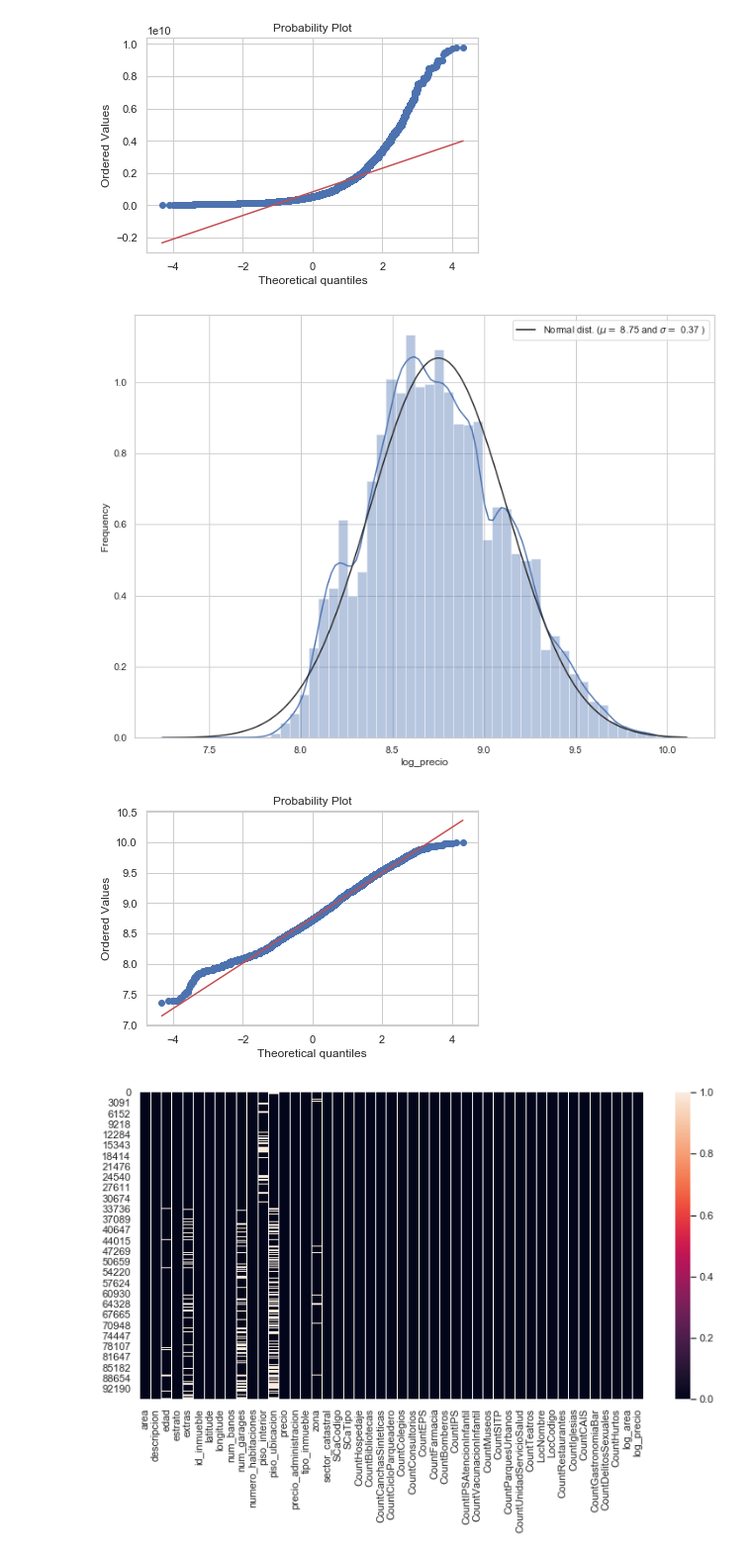
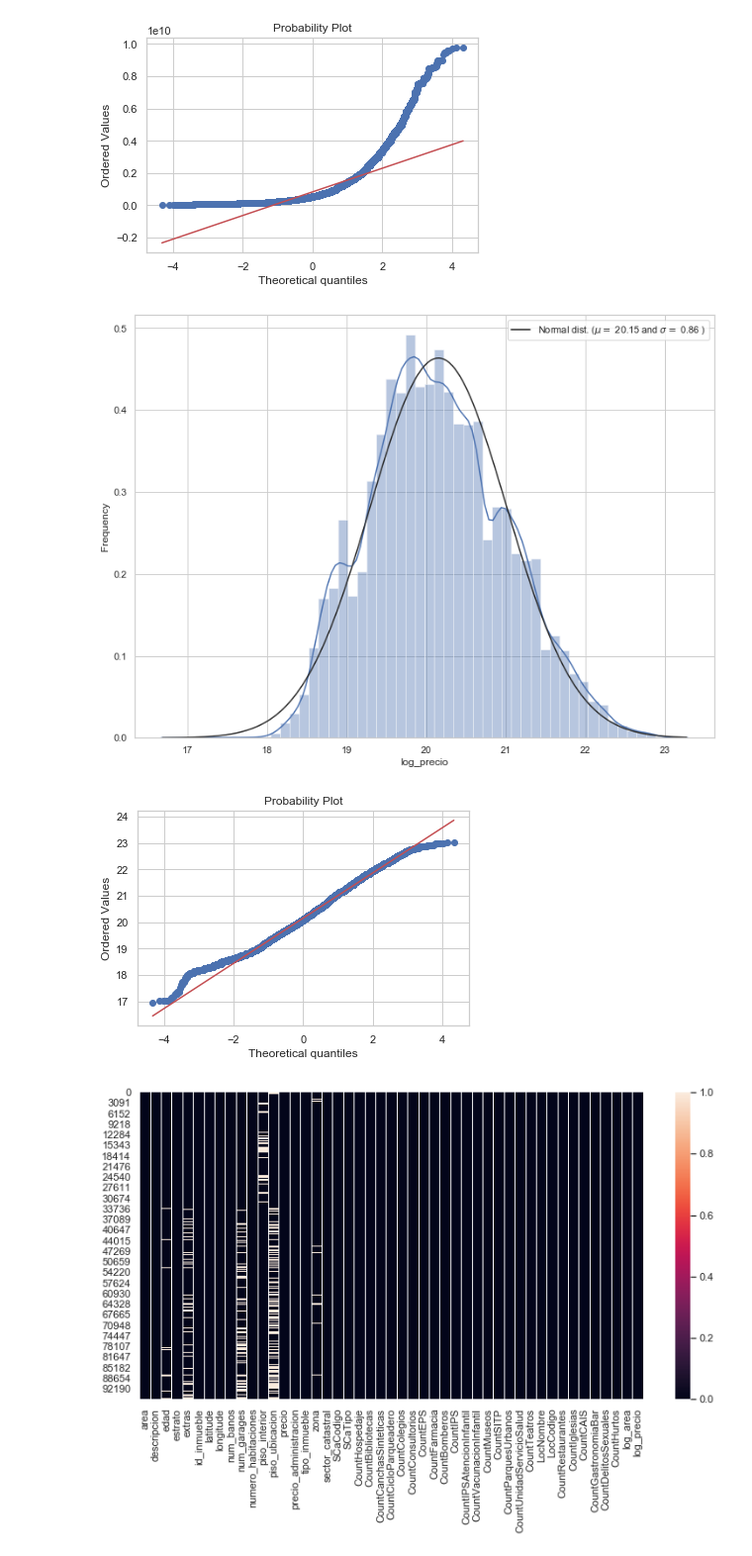
Before and after one commit to jhonalex06/Grupo35-DS4A, a Jupyter notebook: Final_Project/1.Script/2.Tra_Limpieza/3.Union.ipynb, the cells around one changed output. Shown at 99% size. Drawn from its saved outputs; the diff is of its cells as text; code cells hidden in the pictures.

```diff
--- a/Final_Project/1.Script/2.Tra_Limpieza/3.Union.ipynb
+++ b/Final_Project/1.Script/2.Tra_Limpieza/3.Union.ipynb
@@ -106,30 +106,30 @@ plt.show()
 [figure]
 [figure]
 # %%
-df_union2['log_precio'] = np.log10(df_union2['precio'])
+df_union2['log_precio'] = np.log(df_union2['precio'])
 
 #Check again for more normal distribution
 
 plt.subplots(figsize=(12,9))
 sns.distplot(df_union2['log_precio'], fit=stats.norm)
 
 # Get the fitted parameters used by the function
 
 (mu, sigma) = stats.norm.fit(df_union2['log_precio'])
 
 # plot with the distribution
 
 plt.legend(['Normal dist. ($\mu=$ {:.2f} and $\sigma=$ {:.2f} )'.format(mu, sigma)], loc='best')
 plt.ylabel('Frequency')
 
 #Probablity plot
 
 fig = plt.figure()
 stats.probplot(df_union2['log_precio'], plot=plt)
 plt.show()
 # %% [output]
-[figure, old version]
+[figure, new version]
-[figure, old version]
+[figure, new version]
 # %%
 # a = df_union2[['log_area','area','id_inmueble']].groupby(['log_area','area']).count().reset_index()
 # a.to_csv('prueba.csv')
```
Also changed, not shown: 4 other files.
